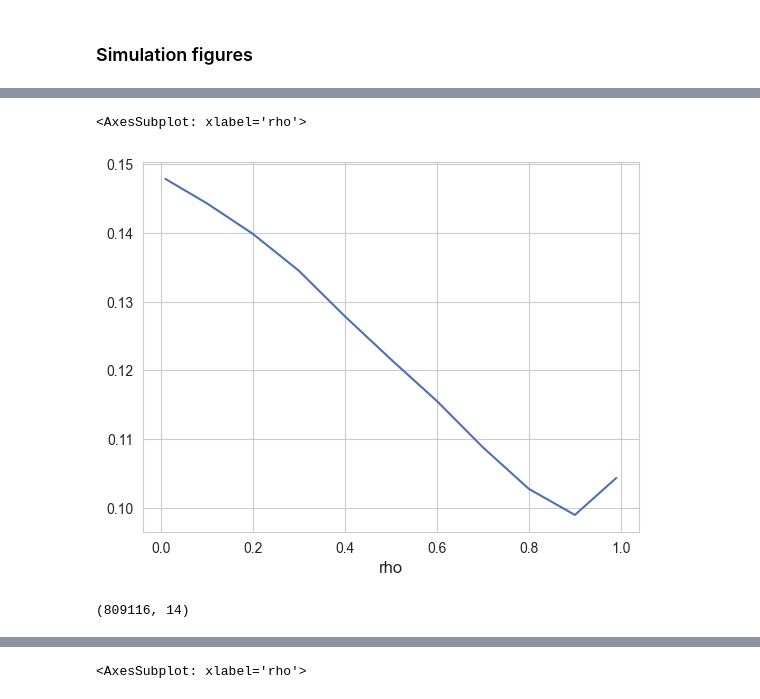
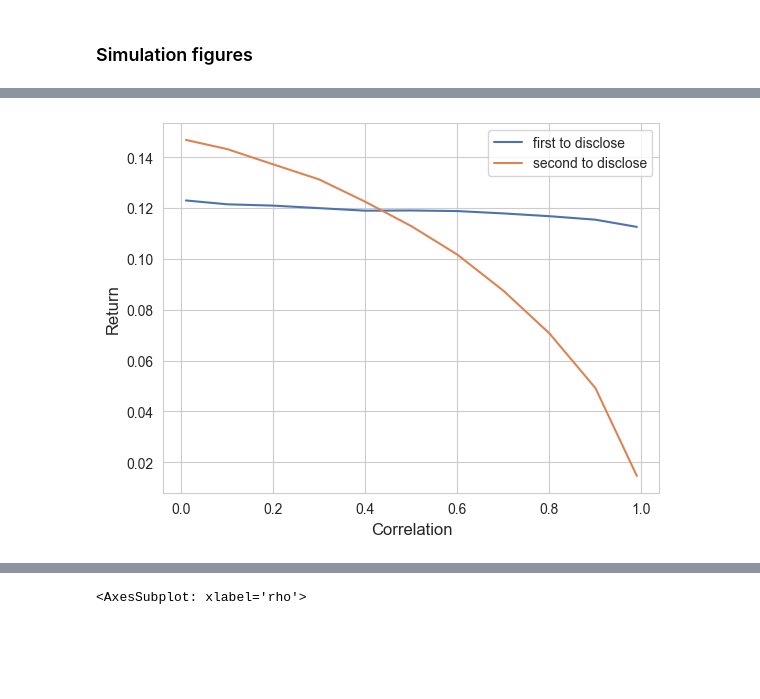
Before and after one commit to kerryback/2022-BCKX, a Jupyter notebook: code/5_figures.ipynb, the cells around one changed output, grey strips where cells are left out. Drawn from its saved outputs; the diff is of its cells as text; code cells hidden in the pictures; blank space fills up the shorter version.

Commit message:
5 figures

```diff
--- a/code/5_figures.ipynb
+++ b/code/5_figures.ipynb
@@ -737,7 +739,7 @@ Length: 99, dtype: float64
 ''' read simulations '''
 
 
-df = pd.read_csv('Sims.csv',index_col=['rho','sim'])
+df = pd.read_csv('c:/users/kerry/dropbox/seyed_bruce_kerry/code/kerry/Sims.csv',index_col=['rho','sim'])
 # %%
 df['dt'] = df.tau2 - df.tau1
 # %%
@@ -753,13 +755,13 @@ df['dt'] = df.tau2 - df.tau1
 # %%
 df["ret1"] = df.x1/df.P1_tau1 - 1
 df["ret2"] = df.x2/df.P2_tau2 - 1
-df["dret"] = (df.ret2 - df.ret1).abs()
-std = df.groupby("rho").dret.mean()
-std.plot()
+# df["dret"] = (df.ret2 - df.ret1).abs()
+# std = df.groupby("rho").dret.mean()
+df.groupby("rho").ret1.mean().plot(label="first to disclose")
+df.groupby("rho").ret2.mean().plot(label="second to disclose")
+plt.legend()
+plt.xlabel("Correlation")
+plt.ylabel("Return")
+plt.savefig("returns_by_correlation")
 # %% [output]
-<AxesSubplot: xlabel='rho'>
-[figure, old version]
+[figure, new version]
-# %%
-df[df.P2_tau1 - df.P1_tau1>0].shape
-# %% [output]
-(809116, 14)
```
Also changed, not shown: parts of 6 cells of this notebook, 18 other files.
